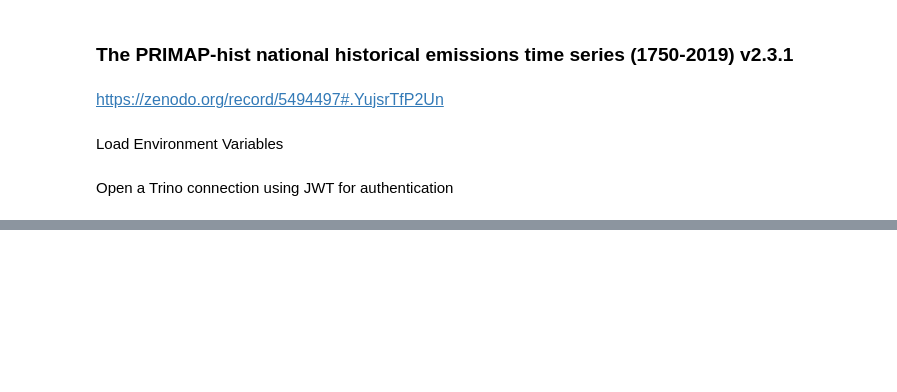
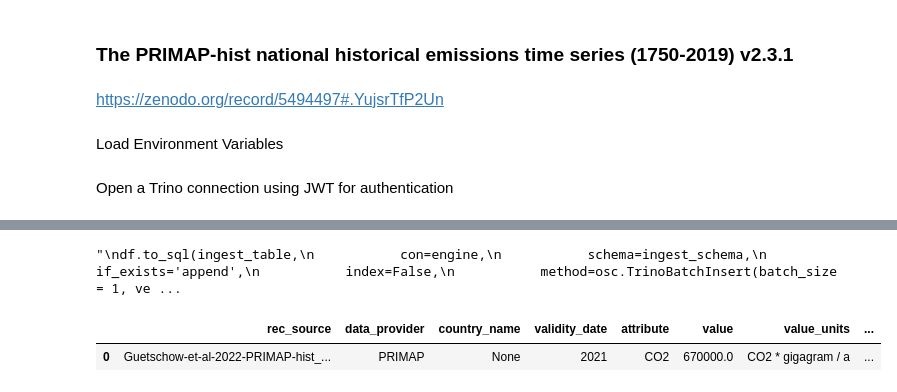
Before and after one commit to os-climate/PCAF-sovereign-footprint, a Jupyter notebook: notebooks/PRIMAP-ingest.ipynb, the cells around one changed output, grey strips where cells are left out. Cells and saved outputs as stored; diff of their text form; code cells hidden in the pictures; blank space fills up the shorter version.

Commit message:
Primap 2020-2021 data configuration changes

```diff
--- a/notebooks/PRIMAP-ingest.ipynb
+++ b/notebooks/PRIMAP-ingest.ipynb
@@ -126,12 +203,19 @@ osc.fast_pandas_ingest_via_hive(
 # %%
+'''
 df.to_sql(ingest_table,
            con=engine,
            schema=ingest_schema,
            if_exists='append',
            index=False,
            method=osc.TrinoBatchInsert(batch_size = 1, verbose = True))
+'''
+# %% [output]
+"\ndf.to_sql(ingest_table,\n           con=engine,\n           schema=ingest_schema,\n           if_exists='append',\n           index=False,\n           method=osc.TrinoBatchInsert(batch_size = 1, ve ...
 # %%
 import pandas as pd
 sql=f"""
-select *  from {ingest_catalog}.{ingest_schema}.{ingest_table} where validity_date=2007 and country_iso_code='DEU'"""
+select *  from {ingest_catalog}.{ingest_schema}.{ingest_table} where validity_date=2021 and country_iso_code='DEU'"""
 pd.read_sql(sql, engine)
+# %% [output]
+|  | rec_source | data_provider | country_name | validity_date | attribute | value | value_units | ... |
+| 0 | Guetschow-et-al-2022-PRIMAP-hist_... | PRIMAP | None | 2021 | CO2 | 670000.0 | CO2 * gigagram / a | ... |
```
Also changed, not shown: parts of 5 cells of this notebook, 1 other file.
